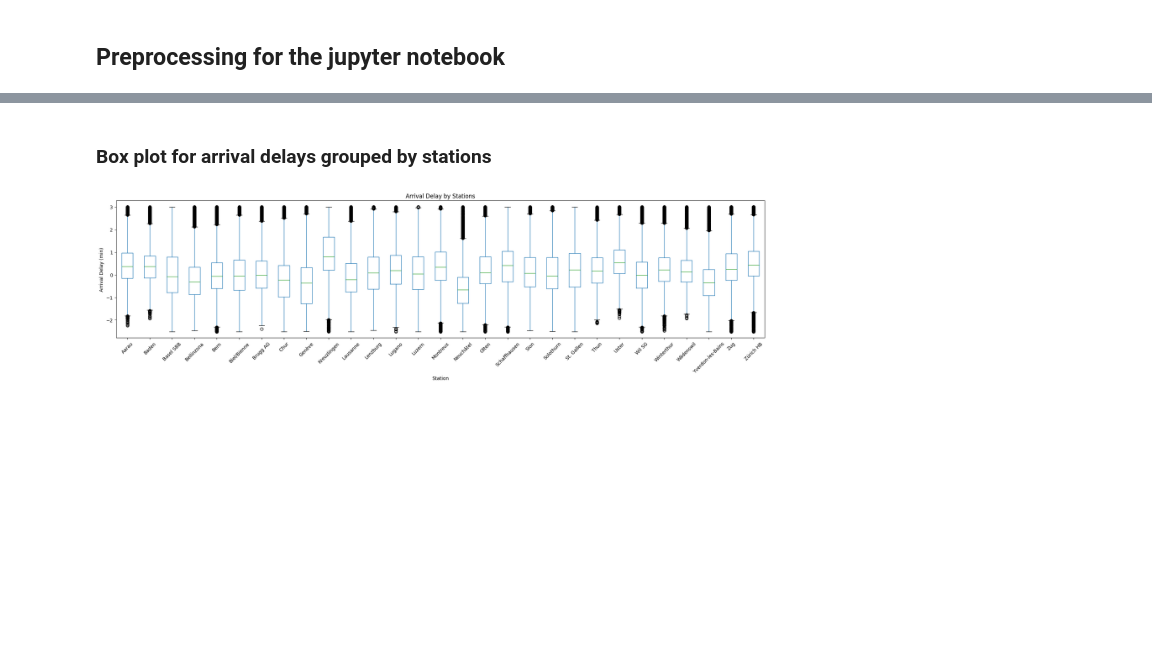
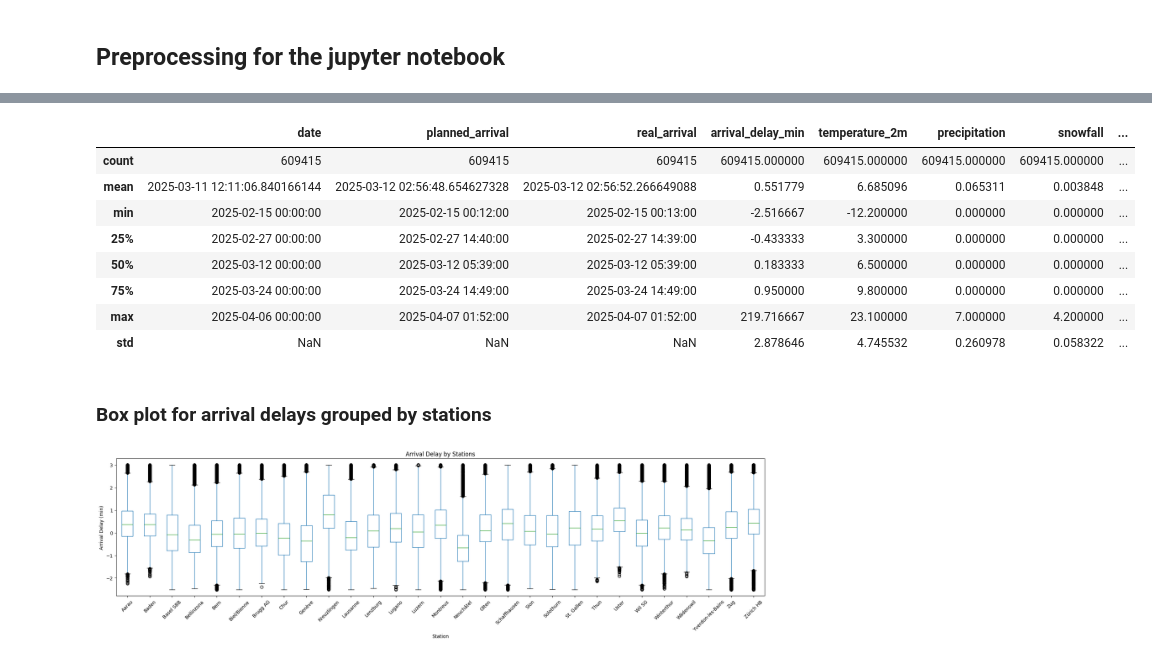
Before and after one commit to Bettomatt/CIP_FS25_211, a Jupyter notebook: scripts/visualizations_part3.ipynb, the cells around one changed output, grey strips where cells are left out. Saved outputs shown, nothing was run; the diff lists cells and outputs as text; code cells hidden in the pictures; blank space fills up the shorter version.

```diff
--- a/scripts/visualizations_part3.ipynb
+++ b/scripts/visualizations_part3.ipynb
@@ -231,3 +242,15 @@ data_no_nan2['simp_weather_description'] = data_no_nan2['weathercode'].apply(sim
+# %%
+data_no_nan2.describe()
+# %% [output]
+|  | date | planned_arrival | real_arrival | arrival_delay_min | temperature_2m | precipitation | snowfall | ... |
+| count | 609415 | 609415 | 609415 | 609415.000000 | 609415.000000 | 609415.000000 | 609415.000000 | ... |
+| mean | 2025-03-11 12:11:06.840166144 | 2025-03-12 02:56:48.654627328 | 2025-03-12 02:56:52.266649088 | 0.551779 | 6.685096 | 0.065311 | 0.003848 | ... |
+| min | 2025-02-15 00:00:00 | 2025-02-15 00:12:00 | 2025-02-15 00:13:00 | -2.516667 | -12.200000 | 0.000000 | 0.000000 | ... |
+| 25% | 2025-02-27 00:00:00 | 2025-02-27 14:40:00 | 2025-02-27 14:39:00 | -0.433333 | 3.300000 | 0.000000 | 0.000000 | ... |
+| 50% | 2025-03-12 00:00:00 | 2025-03-12 05:39:00 | 2025-03-12 05:39:00 | 0.183333 | 6.500000 | 0.000000 | 0.000000 | ... |
+| 75% | 2025-03-24 00:00:00 | 2025-03-24 14:49:00 | 2025-03-24 14:49:00 | 0.950000 | 9.800000 | 0.000000 | 0.000000 | ... |
+| max | 2025-04-06 00:00:00 | 2025-04-07 01:52:00 | 2025-04-07 01:52:00 | 219.716667 | 23.100000 | 7.000000 | 4.200000 | ... |
+| std | NaN | NaN | NaN | 2.878646 | 4.745532 | 0.260978 | 0.058322 | ... |
 # %% [markdown]
 ### Box plot for arrival delays grouped by stations
 # %%
```
Also changed, not shown: parts of 9 cells of this notebook, 1 other file.
